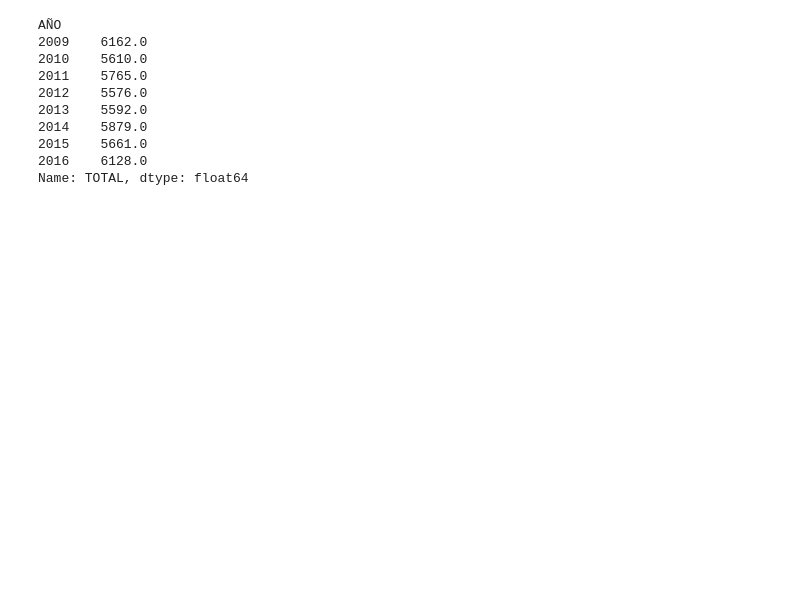
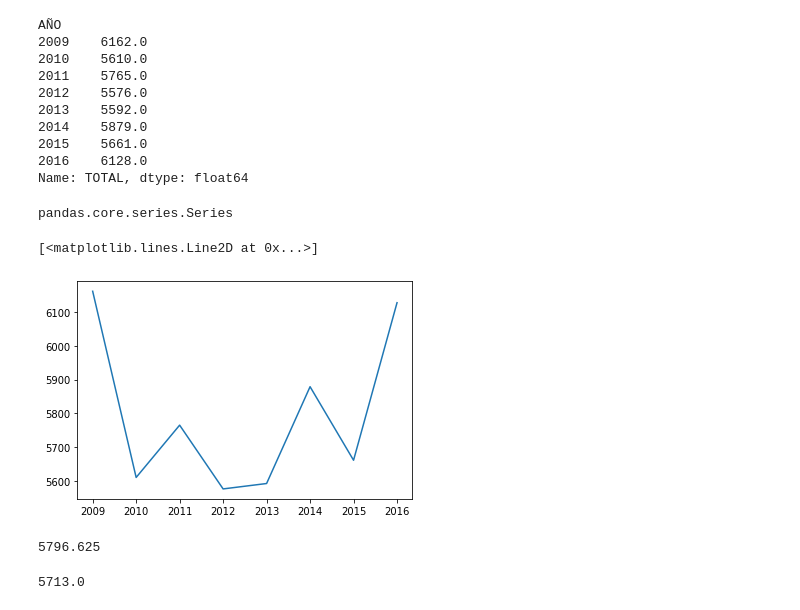
Before and after one commit to AngelArcones/Accidentes_bicicleta_MasterDS, a Jupyter notebook: Explorar_datos_accidentes.ipynb, the cells around one changed output. Cells and saved outputs as stored; diff of their text form; code cells hidden in the pictures; blank space fills up the shorter version.

Commit message:
Empezando a añadir matplotlib

```diff
--- a/Explorar_datos_accidentes.ipynb
+++ b/Explorar_datos_accidentes.ipynb
@@ -58,3 +61,22 @@ AÑO
 2015    5661.0
 2016    6128.0
 Name: TOTAL, dtype: float64
+# %%
+total_by_year = df_by_year['TOTAL'].sum()
+type(total_by_year)
+# %% [output]
+pandas.core.series.Series
+# %%
+plt.plot(total_by_year)
+# %% [output]
+[<matplotlib.lines.Line2D at 0x...>]
+[figure, added]
+# %%
+mean = total_by_year.mean()
+mean
+# %% [output]
+5796.625
+# %%
+total_by_year.median()
+# %% [output]
+5713.0
```
Also changed, not shown: parts of 7 cells of this notebook.
